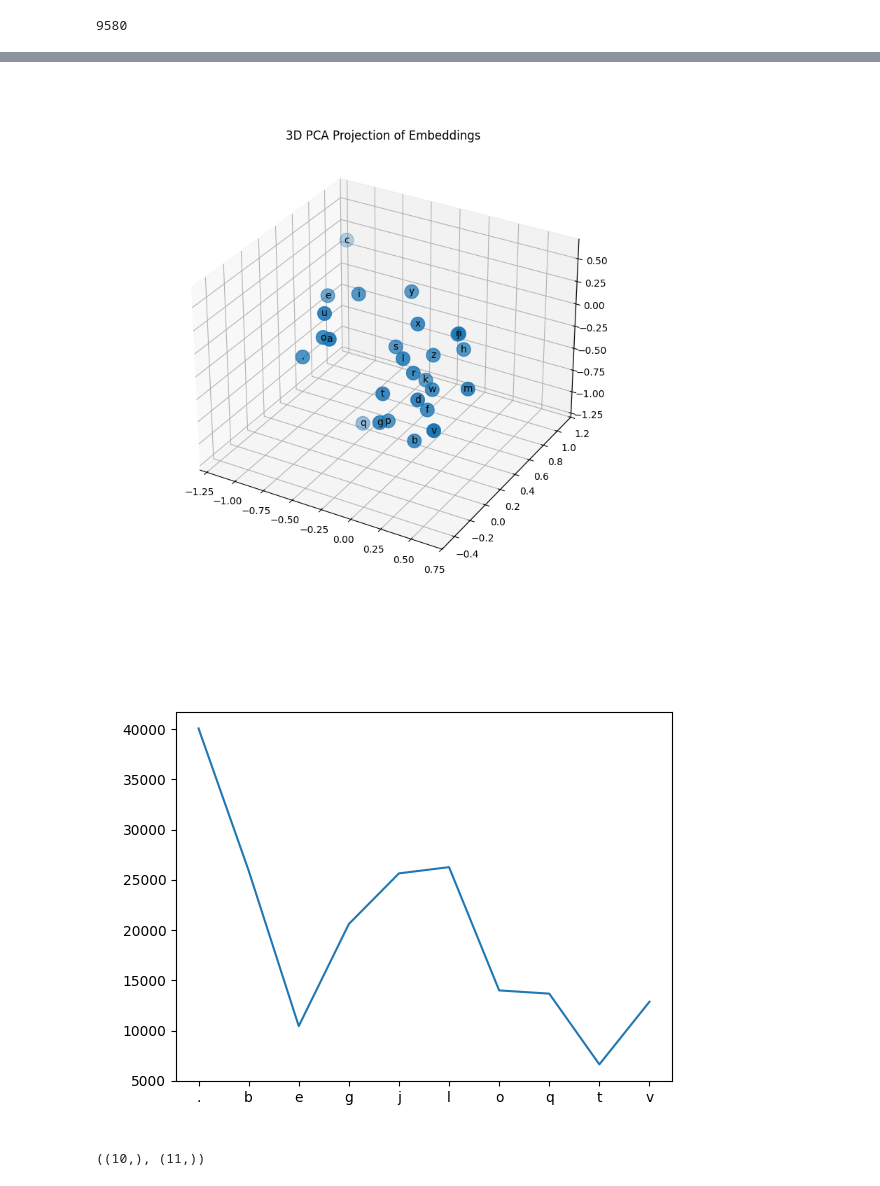
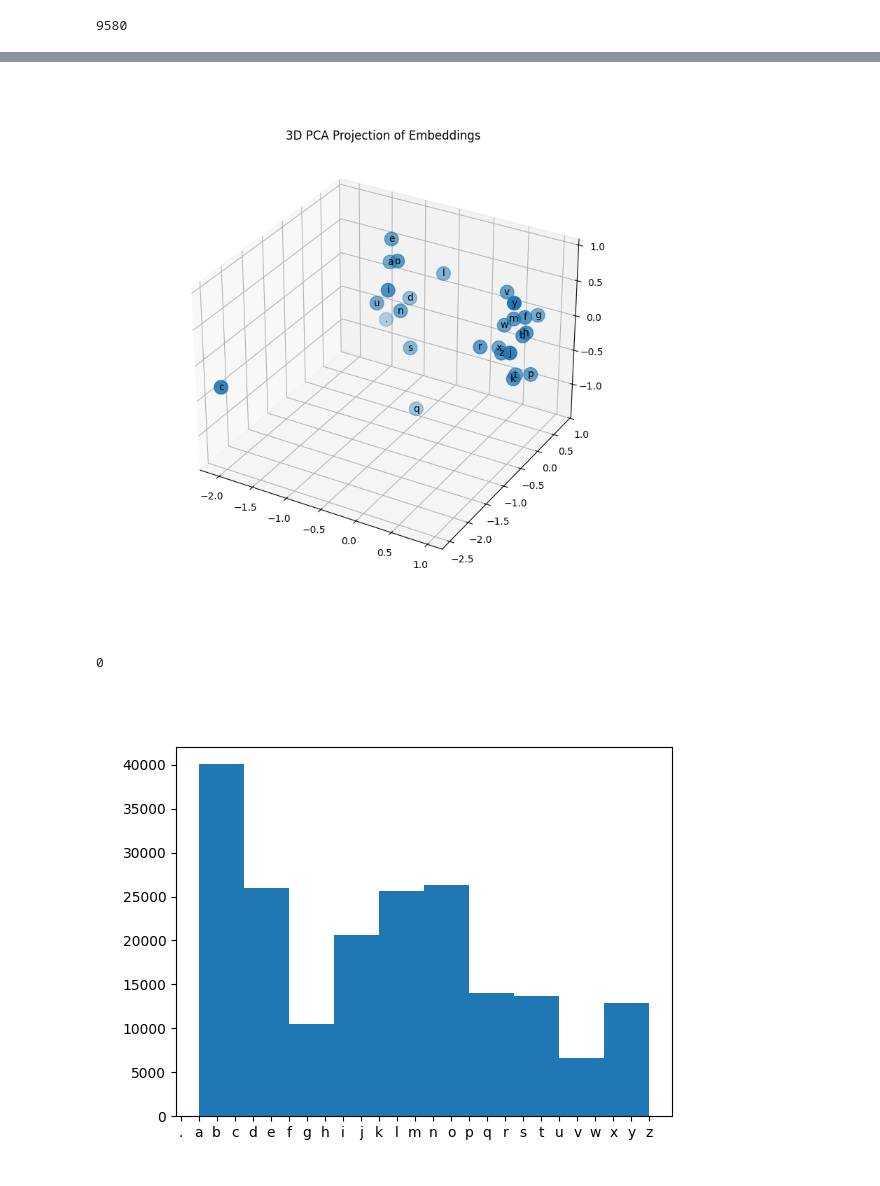
Before and after one commit to issagith/makemore, a Jupyter notebook: MLP/Emb_Viz.ipynb, the cells around one changed output, grey strips where cells are left out. Cells and saved outputs as stored; diff of their text form; code cells hidden in the pictures.

```diff
--- a/MLP/Emb_Viz.ipynb
+++ b/MLP/Emb_Viz.ipynb
@@ -190,7 +190,7 @@ for p in parameters:
         p.requires_grad = True
 stepi, lossi, Ci = [], [], []
 # %%
-n = 100000
+n = 50000
 batch_size = 32
 
 
@@ -267,7 +267,7 @@ for p in parameters:
         p.requires_grad = True
 stepi, lossi, Ci = [], [], []
 # %%
-n = 100000
+n = 50000
 batch_size = 32
 
 
@@ -356,17 +356,16 @@ for i in range(C_pca3.shape[0]):
 ax.set_title("3D PCA Projection of Embeddings")
 plt.show()
 # %% [output]
-[figure, old version]
+[figure, new version]
 # %%
-# Maybe if we get some stats on the letters in the document, we will understand the plots better
 import numpy as np
+raw_chars = np.array([stoi[s] for s in ''.join(words)])
+print(sum(raw_chars == "q"))
 
-raw_chars = [s for s in ''.join(words)]
-counts, bin_edges = np.histogram([stoi[s] for s in raw_chars])
 plt.figure()
-plt.plot([itos[int(bin_edges[i]) - 1] for i in range(len(counts))], counts)
+plt.hist(raw_chars)
+plt.xticks(np.arange(len(itos)), [itos[i] for i in range(len(itos))])
 plt.show()
-counts.shape, bin_edges.shape
 # %% [output]
+0
-[figure, old version]
+[figure, new version]
-((10,), (11,))
```
Also changed, not shown: parts of 12 cells of this notebook, 2 other files.
